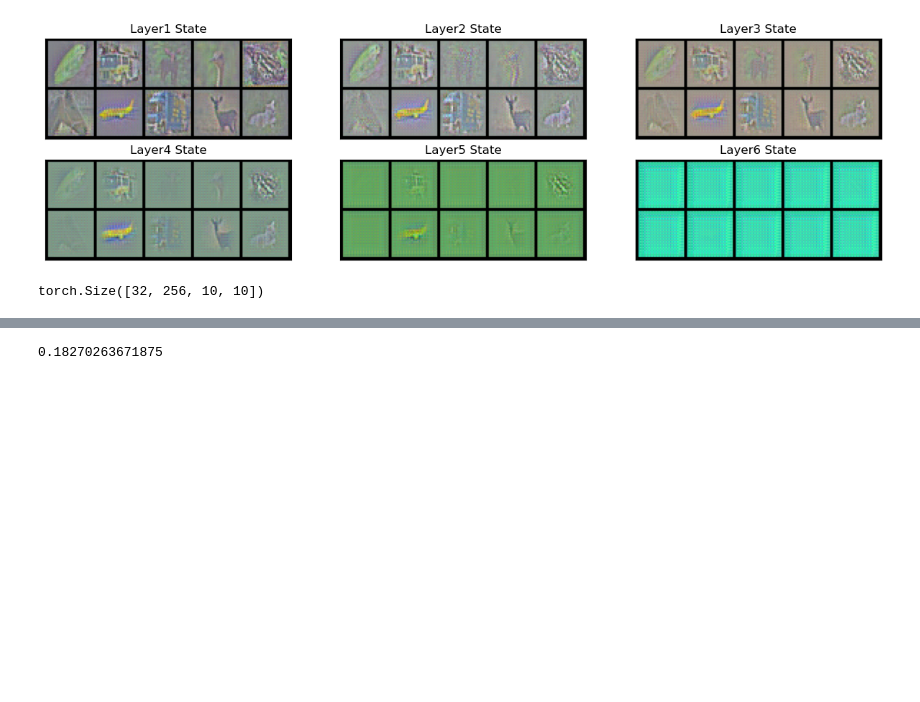
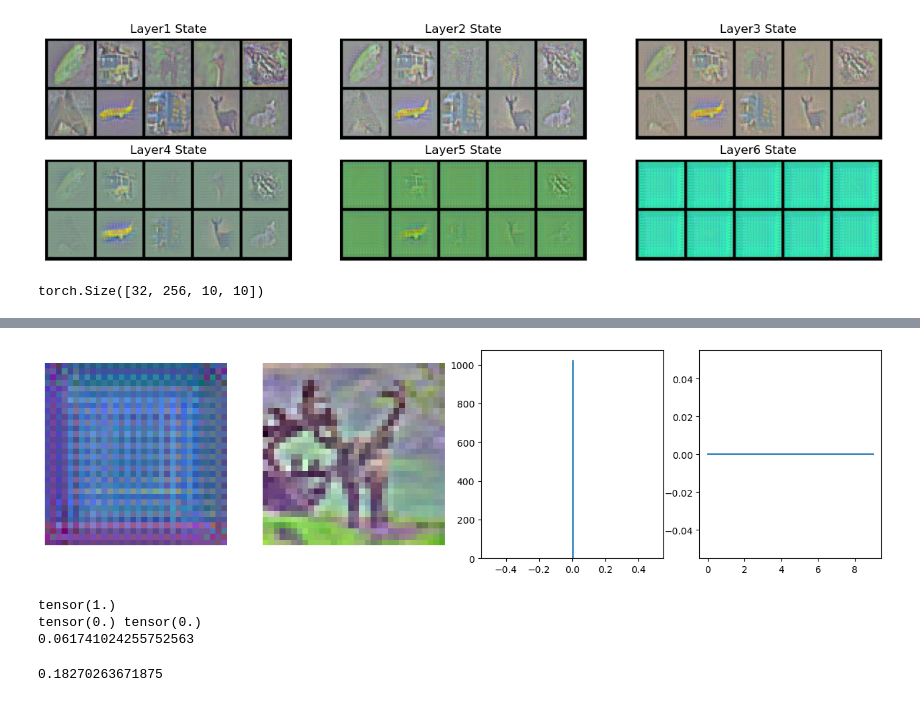
Before and after one commit to chrisdcs/DPCN, a Jupyter notebook: ML-CSC/cifar10-L6.ipynb, the cells around one changed output, grey strips where cells are left out. Cells and saved outputs as stored; diff of their text form; code cells hidden in the pictures; blank space fills up the shorter version.

```diff
--- a/ML-CSC/cifar10-L6.ipynb
+++ b/ML-CSC/cifar10-L6.ipynb
@@ -270,7 +270,7 @@ class dataset(Dataset):
         return self.data[idx]
 # %%
 device = torch.device("cuda" if torch.cuda.is_available() else "cpu")
-model = MLCSC6()
+model = MLCSC6(6)
 model = model.to(device)
 
 cifar10 = dataset()
@@ -284,8 +284,8 @@ for epoch in range(1,51):
         # code = torch.randn(data.size(0), 1024, 10, 10).cuda()
 
         with torch.no_grad():
-            code = model.initialize(data)
-            x, _ = model.FISTA(code, data, lambd=0.03, n_iter=10)
+            code = model.initialize(data.clone())
+            x, _ = model.FISTA(code, data.clone(), lambd=0.03, n_iter=10)
 
         optimizer.zero_grad()
         x = x.clone().requires_grad_(True)
@@ -297,8 +297,8 @@ for epoch in range(1,51):
         loss_list.append(loss.item())
         # iterative hard thresholding step
         # model.IHT()
-        # model.IHT([0.001, 0.005, 0.01, 0.02, 0.03])
-        model.IHT([0.01, 0.02])
+        model.IHT([0.001, 0.005, 0.01, 0.025, 0.05])
+        #model.IHT([0.01, 0.05])
 
         if batch_id % 200 == 0:
             l1_ratio = [(torch.sum(model.layers[i].weight.flatten()==0) / torch.numel(model.layers[i].weight)).item() for i in range(1, model.n_layers)]
@@ -315,4 +330,44 @@ loss 0.0444 sparsity: ['0.17', '0.20']
 KeyboardInterrupt:
+# %%
+
+#print(recon.shape)
+idx = 2
+#x = torch.from_numpy(data[idx:idx+32]).cuda()
+x = data
+
+code = model.initialize(x)
+#code = torch.randn_like(code).cuda()
+
+sparse_code, loss_list = model.FISTA(code, x, lambd=0.03, n_iter=10)
+recon = model(sparse_code)
+
+fig, ax = plt.subplots(1, 4, figsize=(16, 4))
+
+idx = 8
+
+reconstruction = recon[idx].detach().cpu().permute(1, 2, 0).numpy()
+reconstruction = (reconstruction - np.min(reconstruction)) / (np.max(reconstruction) - np.min(reconstruction))
+label = x[idx].detach().cpu().permute(1, 2, 0).numpy()
+label = (label - np.min(label)) / (np.max(label) - np.min(label))
+ax[0].imshow(reconstruction)
+ax[1].imshow(label)
+_ = ax[2].hist(sparse_code[0].detach().cpu().flatten(), bins=100)
+for i in range(2):
+    # remove axis
+    ax[i].axis('off')
+ax[3].plot(loss_list)
+plt.show()
+
+# idx = 10
+
+print(torch.sum(sparse_code[idx].detach().cpu().flatten()==0) / torch.numel(sparse_code[idx].detach().cpu().flatten()))
+print(sparse_code[idx].detach().cpu().flatten().max(), sparse_code[idx].detach().cpu().flatten().min())
+print(torch.mean(torch.square(recon - x)).item())
+# %% [output]
+[figure, added]
+tensor(1.)
+tensor(0.) tensor(0.)
+0.061741024255752563
 # %%
 output.shape
 idx = -6
```
Also changed, not shown: parts of 3 cells of this notebook, 16 other files.
